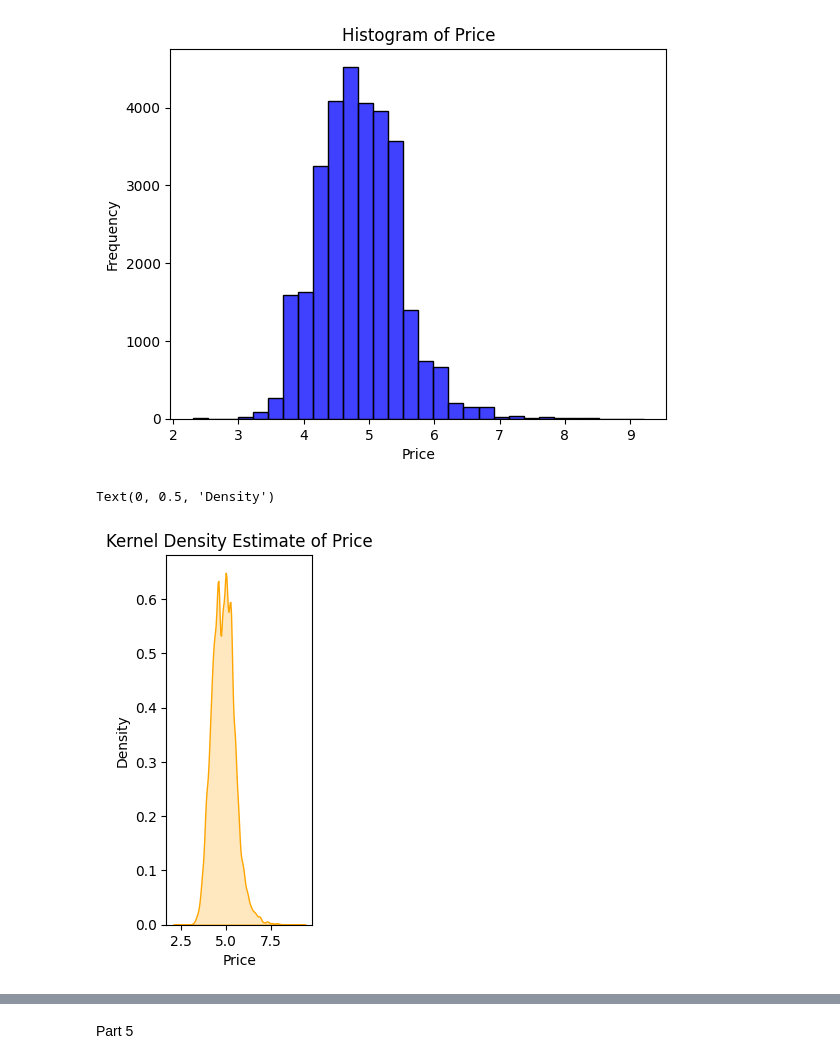
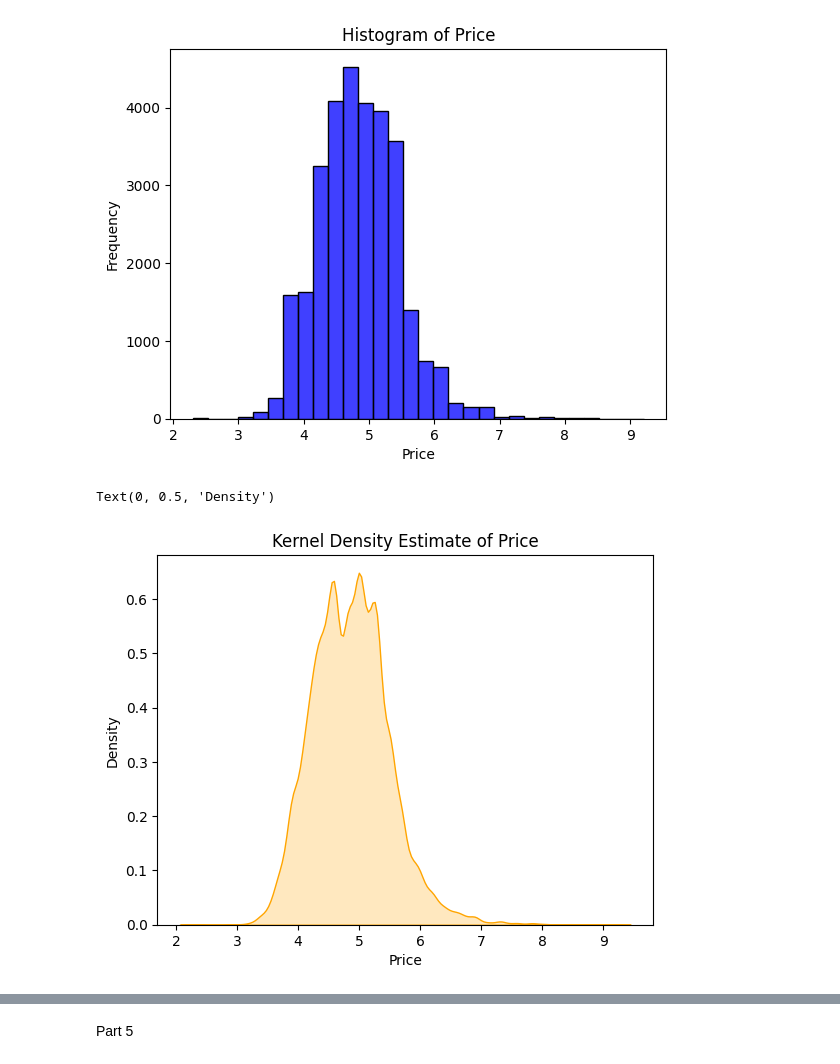
Before and after one commit to EllaThomasson/labs-ds3001, a Jupyter notebook: EDALab_EllaThomasson.ipynb, the cells around one changed output, grey strips where cells are left out. Cells and saved outputs as stored; diff of their text form; code cells hidden in the pictures.

```diff
--- a/EDALab_EllaThomasson.ipynb
+++ b/EDALab_EllaThomasson.ipynb
@@ -125,13 +146,12 @@ Text(0, 0.5, 'Frequency')
 [figure]
 # %%
 # Kernel Density Estimate (KDE)
-plt.subplot(1, 3, 2)
 sns.kdeplot(airbnb['price_log'], fill=True, color='orange')
 plt.title('Kernel Density Estimate of Price')
 plt.xlabel('Price')
 plt.ylabel('Density')
 # %% [output]
 Text(0, 0.5, 'Density')
-[figure, old version]
+[figure, new version]
 # %%
 # Box Plot
```
Also changed, not shown: parts of 15 cells of this notebook.
